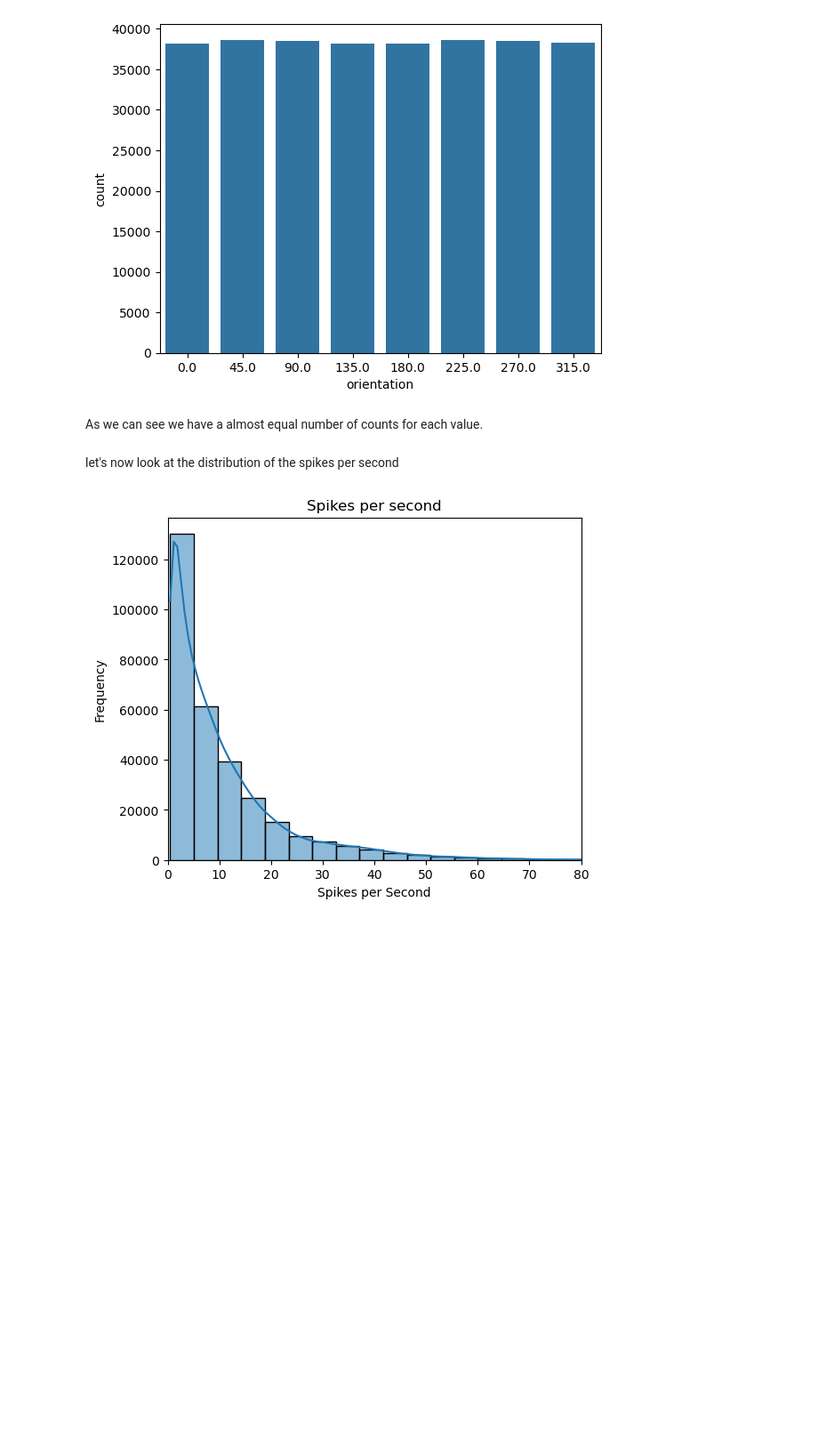
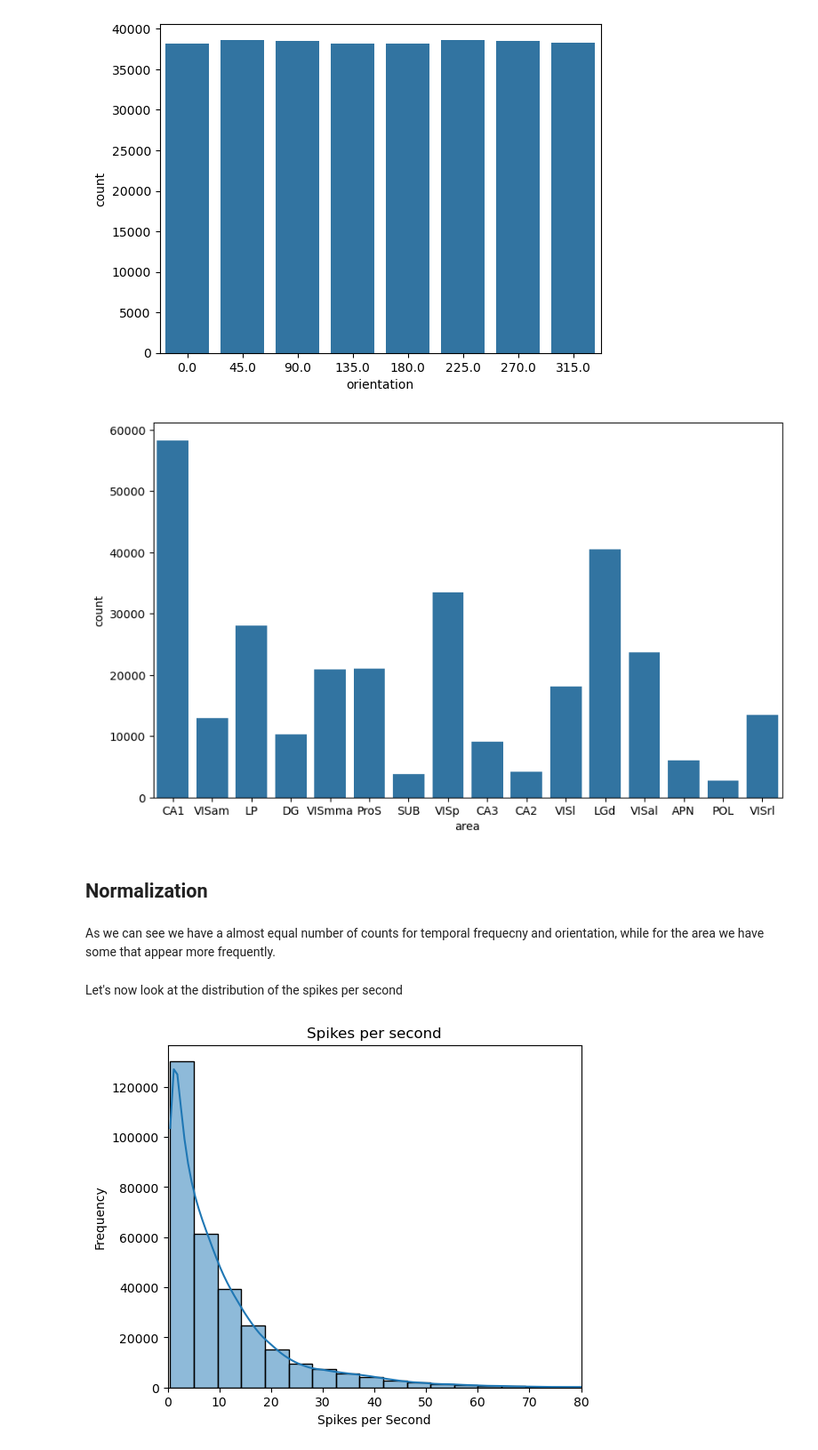
Before and after one commit to FilippoRonzino/mathematical-modelling-for-neuroscience, a Jupyter notebook: data analysis.ipynb, the cells around one changed output. Shown at 89% size. Cells and saved outputs as stored; diff of their text form; code cells hidden in the pictures; blank space fills up the shorter version.

```diff
--- a/data analysis.ipynb
+++ b/data analysis.ipynb
@@ -107,10 +122,18 @@ sns.countplot(x='orientation', data=df)
 # %% [output]
 <Axes: xlabel='orientation', ylabel='count'>
 [figure]
+# %%
+plt.figure(figsize=(10, 6))
+sns.countplot(x='area', data=df)
+plt.show()
+# %% [output]
+[figure, added]
+# %% [markdown]
+## Normalization
 # %% [markdown]
-As we can see we have a almost equal number of counts for each value.
+As we can see we have a almost equal number of counts for temporal frequecny and orientation, while for the area we have some that appear more frequently.
 # %% [markdown]
-let's now look at the distribution of the spikes per second
+Let's now look at the distribution of the spikes per second
 # %%
 fig, ax = plt.subplots(figsize=(6, 5))
 sns.histplot(df['spikes_per_second'], kde=True, bins=30, ax=ax)
```
Also changed, not shown: parts of 35 cells of this notebook.
